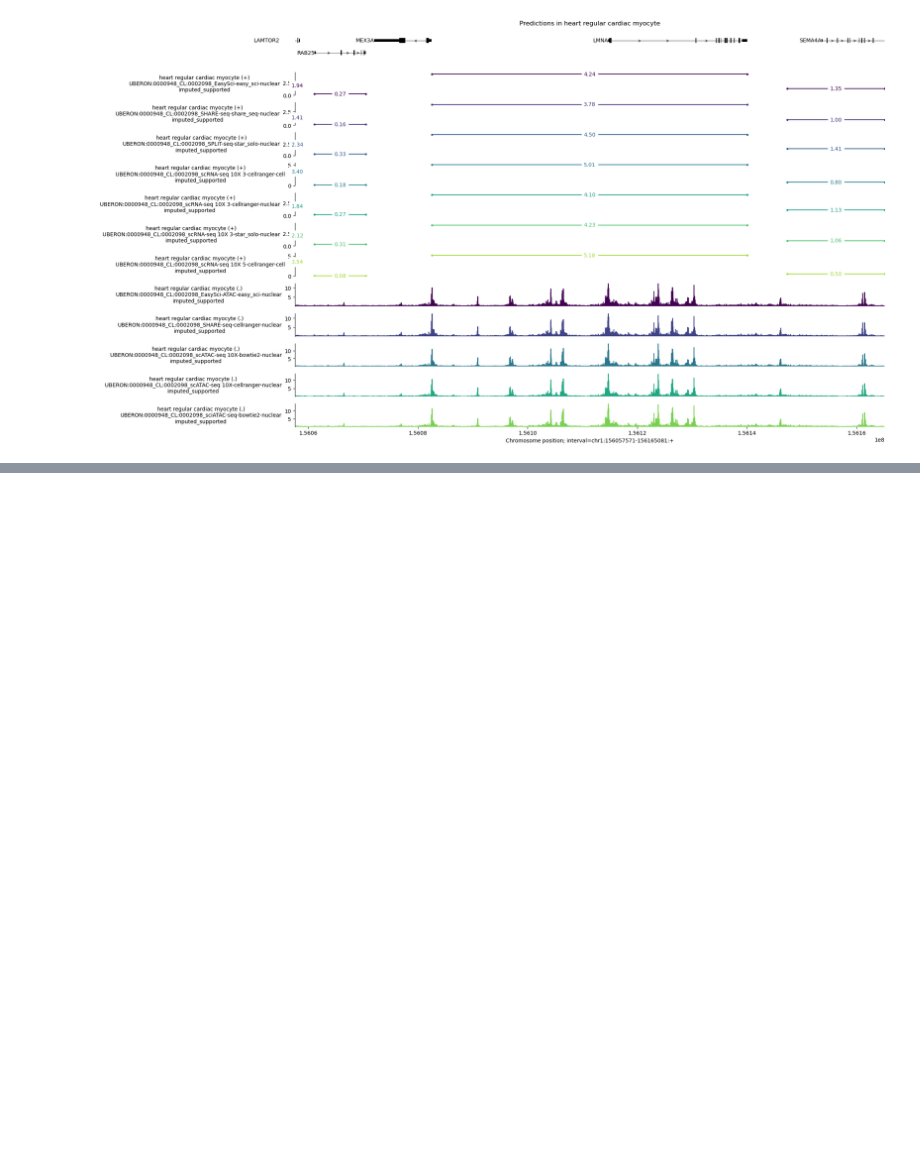
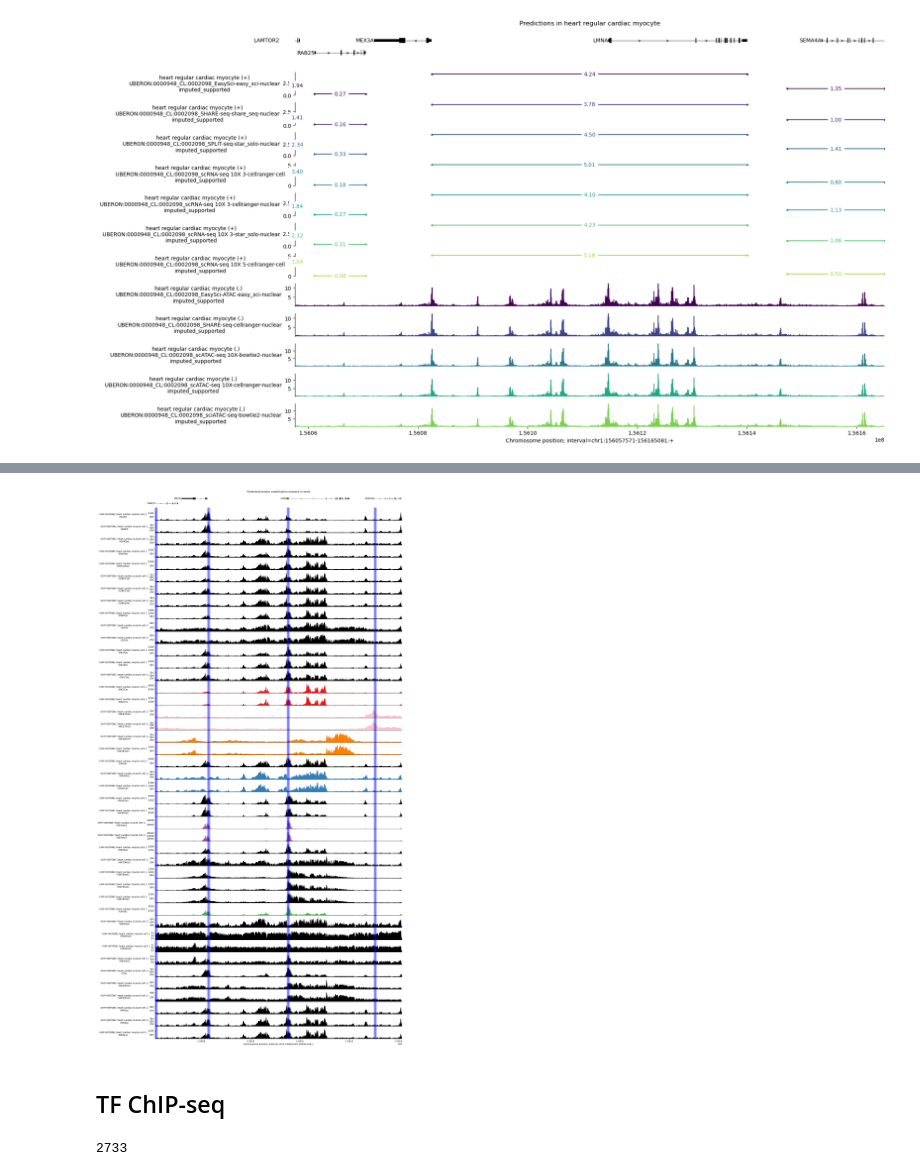
Before and after one commit to cralbers/variant-effects-ag2, a Jupyter notebook: alphagenome2.ipynb, the cells around one changed output, grey strips where cells are left out. Drawn from its saved outputs; the diff is of its cells as text; code cells hidden in the pictures; blank space fills up the shorter version.

```diff
--- a/alphagenome2.ipynb
+++ b/alphagenome2.ipynb
@@ -405,0 +426,7 @@ plt.show()
+# %%
+conditions = [
+    'UBERON:0002084_CL:0000746',
+    'UBERON:0000948_CL:0000746',
+    'UBERON:0000948_CL:0002098'
+
+]
@@ -405,0 +485,12 @@ plt.show()
+# %%
+gtf_tss = gene_annotation.extract_tss(gtf_longest_transcript)
+
+tss_as_intervals = [
+    genome.Interval(
+        chromosome=row.Chromosome,
+        start=row.Start,
+        end=row.End + 1000,  # Add extra 1Kb so the TSSs are visible.
+        name=row.gene_name,
+    )
+    for _, row in gtf_tss.iterrows()
+]
@@ -405,0 +518,31 @@ plt.show()
+# %%
+# Build plot.
+observed_tracks_mask = (
+    (reordered_chip_histone.metadata['imputation_mode'] == 'observed')
+    | (reordered_chip_histone.metadata['imputation_mode'] == 'imputed_supported')
+).values
+plot = plot_components.plot(
+    [
+        plot_components.TranscriptAnnotation(longest_transcripts),
+        plot_components.Tracks(
+            tdata=reordered_chip_histone.filter_tracks(observed_tracks_mask),
+            ylabel_template=(
+                'CHIP HISTONE: {biosample_name} ({strand})\n{histone_mark}'
+            ),
+            filled=True,
+            track_colors=track_colors[observed_tracks_mask],
+        ),
+    ],
+    interval=interval.resize(100_000),
+    annotations=[
+        plot_components.IntervalAnnotation(
+            tss_as_intervals, alpha=0.5, colors='blue'
+        )
+    ],
+    despine_keep_bottom=True,
+    title='Predicted histone modification markers in heart',
+)
+# %% [output]
+[figure, added]
+# %% [markdown]
+## TF ChIP-seq
@@ -405,0 +560,7 @@ plt.show()
+# %%
+output_chip_tf = concatenated_chip_tf.filter_tracks(
+    (concatenated_chip_tf.metadata['biosample_curie'].isin(conditions)).values
+)
+len(output_chip_tf.metadata)
+# %% [output]
+2733
```
Also changed, not shown: parts of 12 cells of this notebook.
